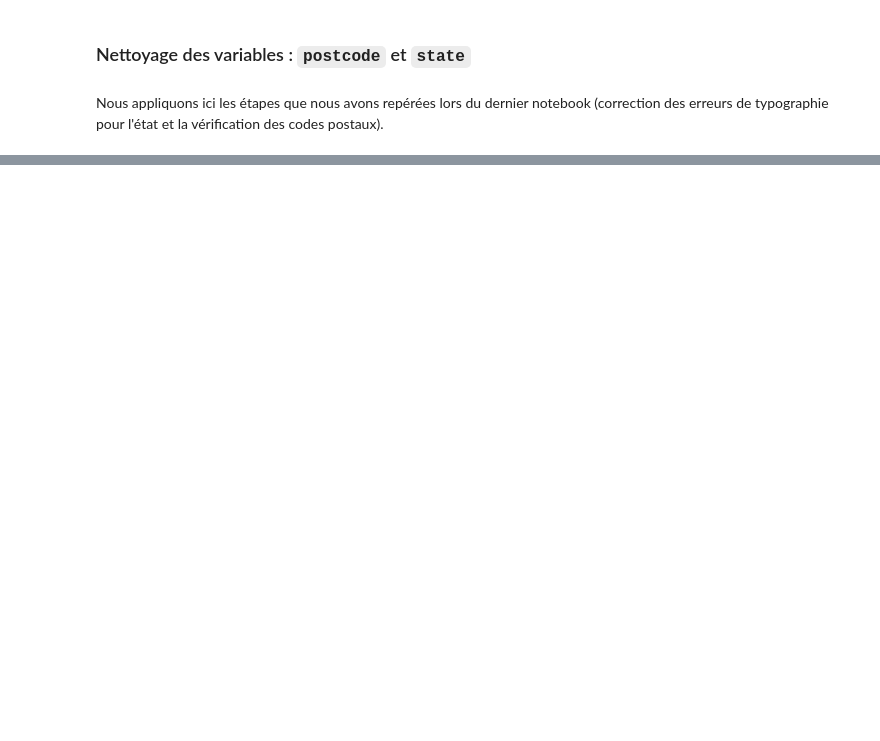
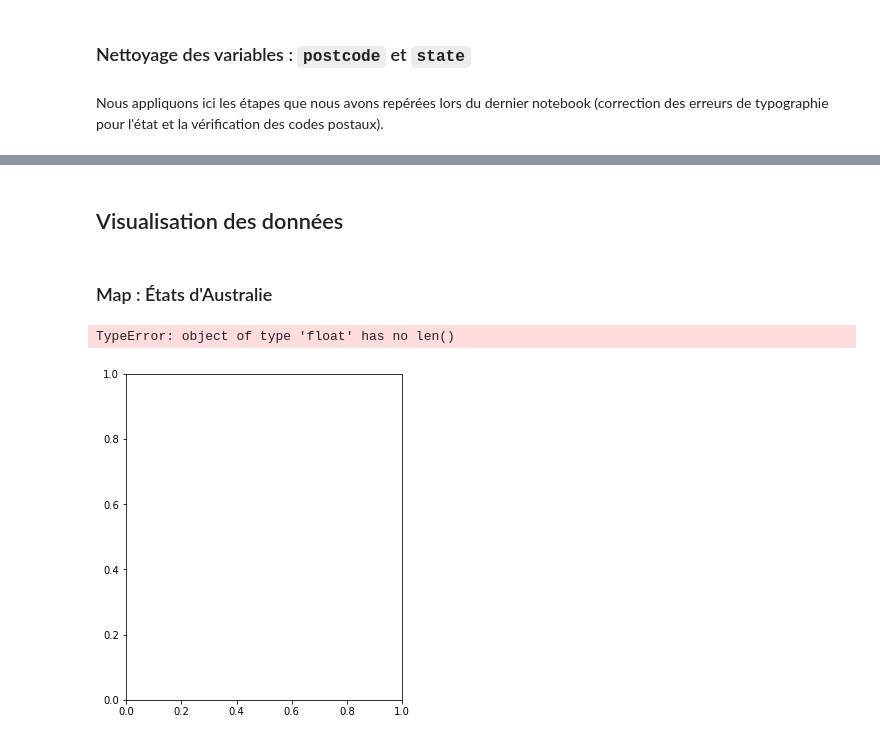
Before and after one commit to titigmr/Test-INRIA-APHP, a Jupyter notebook: data_analysis.ipynb, the cells around one changed output, grey strips where cells are left out. Saved outputs shown, nothing was run; the diff lists cells and outputs as text; code cells hidden in the pictures; blank space fills up the shorter version.

```diff
--- a/data_analysis.ipynb
+++ b/data_analysis.ipynb
@@ -107,0 +146,19 @@ df["state"] = find_best_similar(df.state, dict_ref, gestalt_pattern_matching)
+# %% [markdown]
+## Visualisation des données
+# %% [markdown]
+### Map : États d'Australie
+# %%
+fp = "map/Australia_Polygon.shp"
+map_df = gpd.read_file(fp)
+map_df["name"] = map_df.name.replace(dict_ref)
+# %%
+test = np.random.randint(1,100, size=(1,16))
+# %%
+map_df["test"] = pd.Series(test[0])
+# %%
+variable = 'test'
+fig, ax = plt.subplots(1, figsize=(10, 6))
+map_df.plot(column=variable, cmap='Blues', linewidth=0.8, ax=ax, edgecolor=0.8)
+# %% [output]
+TypeError: object of type 'float' has no len()
+[figure, added]
```
Also changed, not shown: parts of 14 cells of this notebook, 4 other files.
